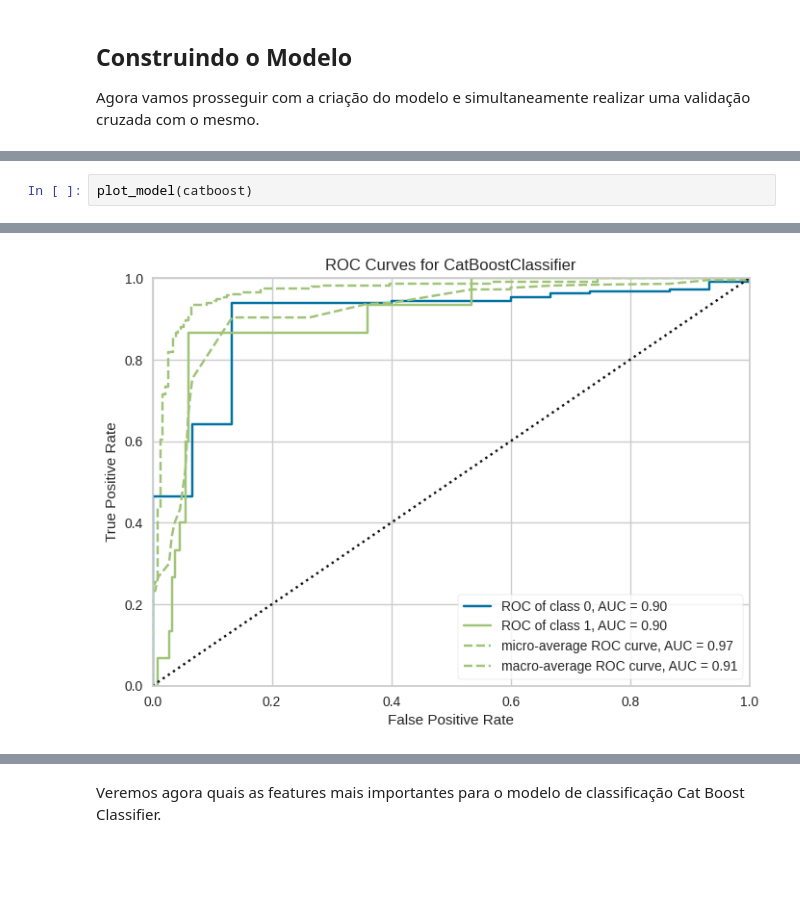
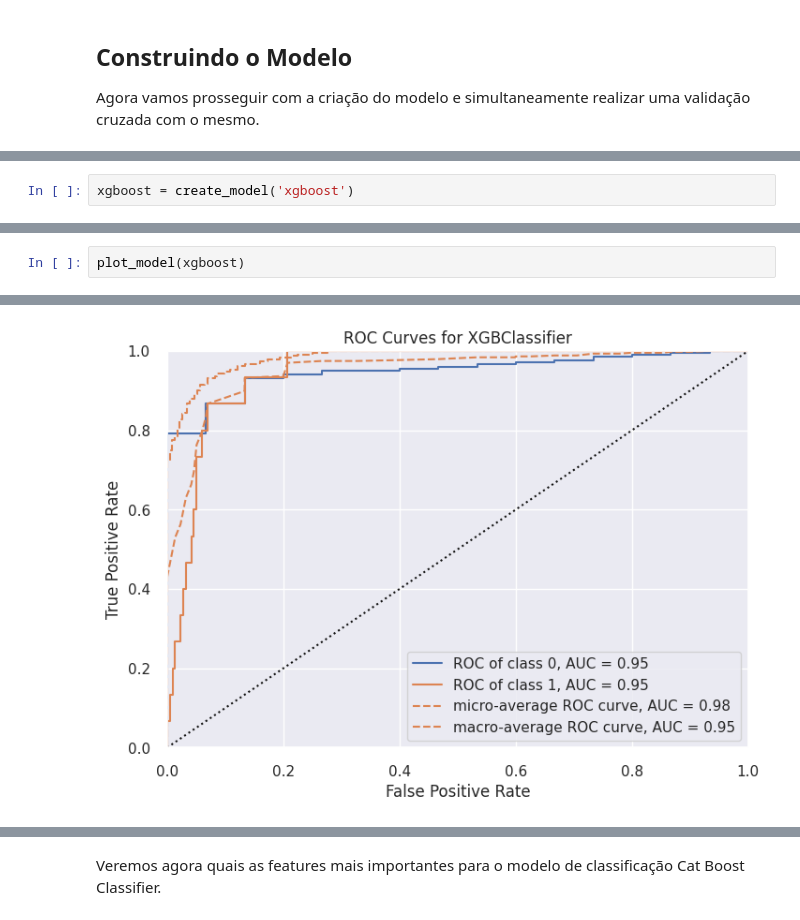
Before and after one commit to SarahFeanor/Portfolio-DataScience, a Jupyter notebook: previsao_de_risco_cancer.ipynb, the cells around one changed output, grey strips where cells are left out. Cells and saved outputs as stored; diff of their text form; blank space fills up the shorter version.

```diff
--- a/previsao_de_risco_cancer.ipynb
+++ b/previsao_de_risco_cancer.ipynb
@@ -356,0 +706,2 @@ catboost=create_model('catboost')
+# %%
+xgboost = create_model('xgboost')
@@ -387,5 +797,5 @@ A análise das métricas de desempenho revela um bom resultado geral do modelo.
 # %%
-plot_model(catboost)
+plot_model(xgboost)
 # %% [output]
 [interactive output not drawn]
-[figure, old version]
+[figure, new version]
```
Also changed, not shown: parts of 127 cells of this notebook.
